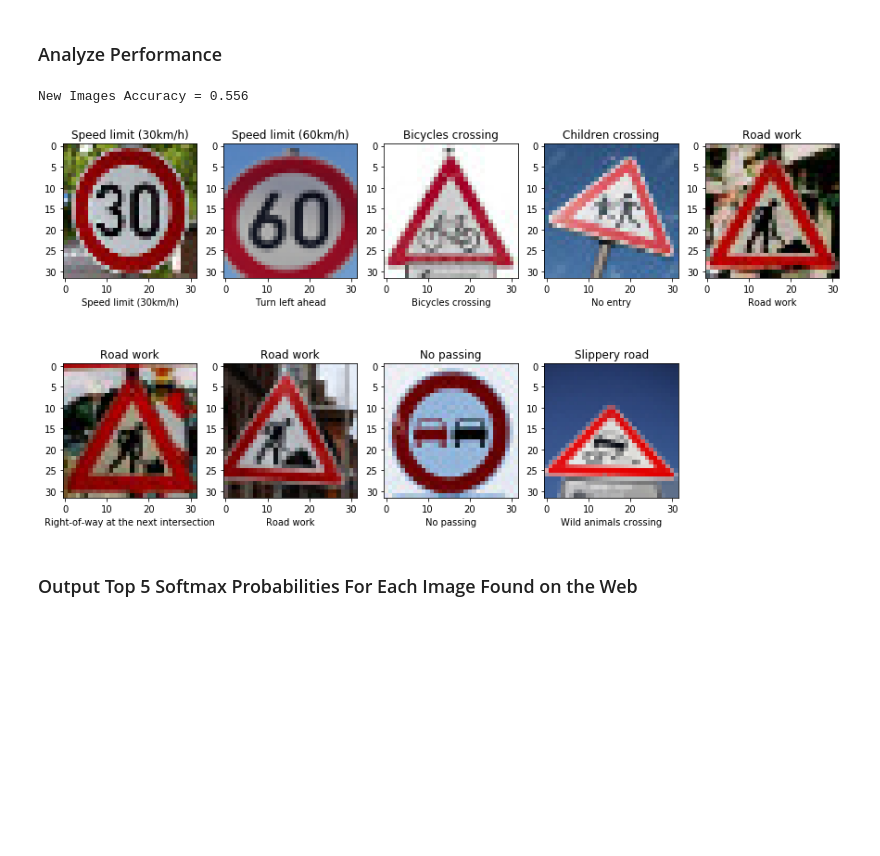
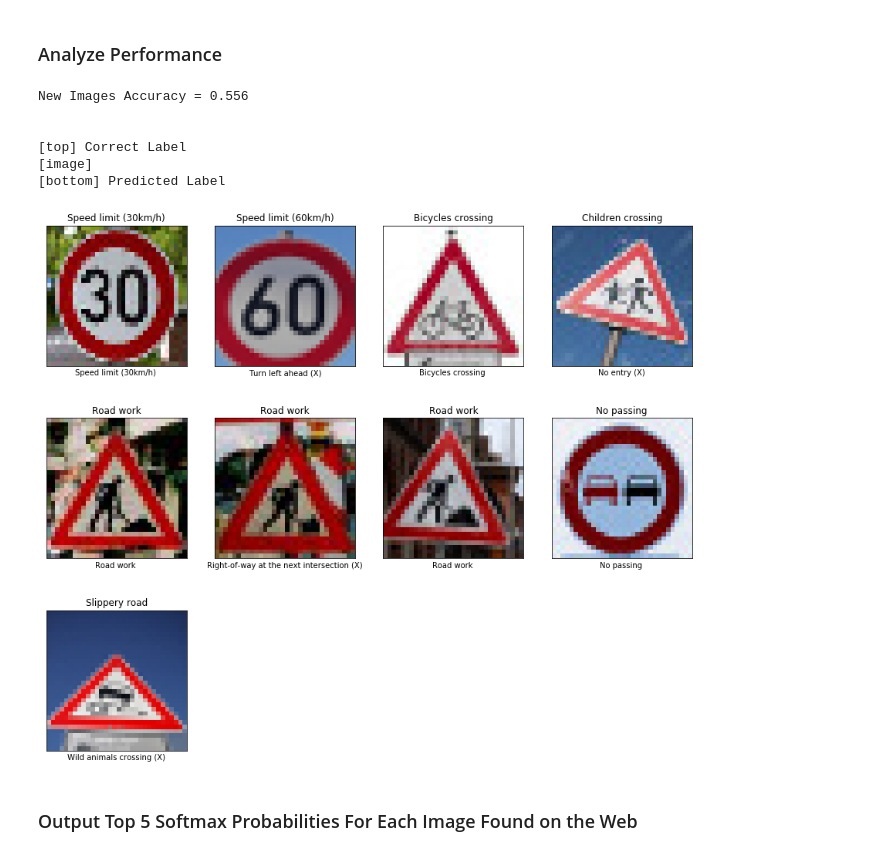
Before and after one commit to patrickmpoon/CarND-Traffic-Sign-Classifier-Project, a Jupyter notebook: Traffic_Sign_Classifier.ipynb, the cells around one changed output. Cells and saved outputs as stored; diff of their text form; code cells hidden in the pictures; blank space fills up the shorter version.

```diff
--- a/Traffic_Sign_Classifier.ipynb
+++ b/Traffic_Sign_Classifier.ipynb
@@ -483,24 +483,39 @@ New Images predictions = [ 1 34 29 17 25 11 25  9 31]
 # %%
 ### Calculate the accuracy for these 5 new images.
 ### For example, if the model predicted 1 out of 5 signs correctly, it's 20% accurate on these new images.
 
 with tf.Session() as sess:
     saver = tf.train.Saver()
     saver.restore(sess, model_file)
 
     new_images_accuracy = sess.run(accuracy_operation, feed_dict={x: X_new_images, y: y_new_images})
-    print("New Images Accuracy = {:.3f}".format(new_images_accuracy))
+    print('New Images Accuracy = {:.3f}\n\n'.format(new_images_accuracy))
+    print('[top] Correct Label')
+    print('[image]')
+    print('[bottom] Predicted Label')
 
-plt.figure(figsize=(15, 8))
+plt.figure(figsize=(15, 13))
+
+prediction_columns = 4
 
 for i, image in enumerate(new_images, 1):
-    plt.subplot(math.ceil(len(new_images) / new_image_columns), new_image_columns, i)
-    plt.title(signs[y_new_images[i-1]])
-    plt.xlabel(signs[predictions[i-1]])
+    predicted_label = signs[predictions[i-1]]
+    correct_label = signs[y_new_images[i-1]]
+    plt.subplot(math.ceil(len(new_images) / prediction_columns), prediction_columns, i)
+    plt.title(correct_label)
+    isIncorrect = '(X)' if (correct_label != predicted_label) else ''
+    plt.xlabel('{} {}'.format(predicted_label, isIncorrect))
+    plt.xticks([])
+    plt.yticks([])
     plt.imshow(image)
 # %% [output]
 New Images Accuracy = 0.556
+
+
+[top] Correct Label
+[image]
+[bottom] Predicted Label
-[figure, old version]
+[figure, new version]
 # %% [markdown]
 ### Output Top 5 Softmax Probabilities For Each Image Found on the Web
 # %% [markdown]
```
Also changed, not shown: parts of 2 cells of this notebook.
